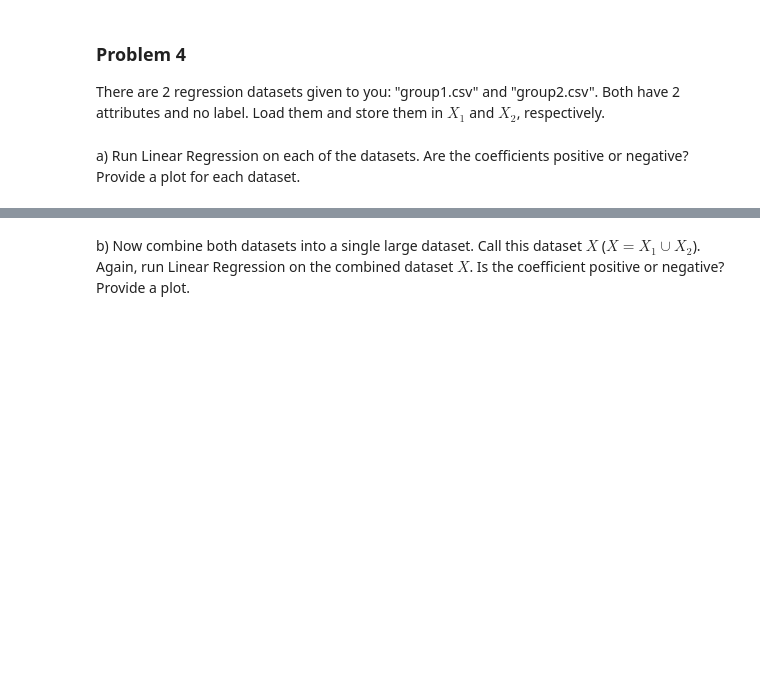
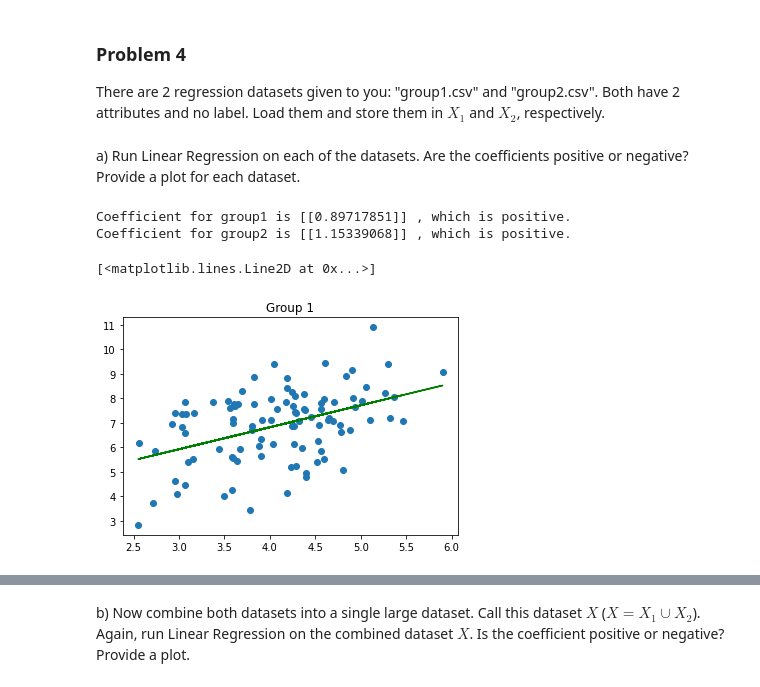
Before and after one commit to luhan68/CS190DD_HW, a Jupyter notebook: HW4 Files-20201208/HW4_Lu.ipynb, the cells around one changed output, grey strips where cells are left out. Drawn from its saved outputs; the diff is of its cells as text; code cells hidden in the pictures; blank space fills up the shorter version.

```diff
--- a/HW4 Files-20201208/HW4_Lu.ipynb
+++ b/HW4 Files-20201208/HW4_Lu.ipynb
@@ -141,7 +159,7 @@ There are 2 regression datasets given to you: "group1.csv" and "group2.csv". Bot
 import pandas as pd
 import numpy as np
 
-X1 = pd.read_csv('group1.csv')
-X2 = pd.read_csv('group2.csv')
+X1 = pd.read_csv('group1.csv', header = None)
+X2 = pd.read_csv('group2.csv', header = None)
 # %% [markdown]
 a) Run Linear Regression on each of the datasets. Are the coefficients positive or negative? Provide a plot for each dataset.
@@ -149,0 +166,26 @@ from sklearn.linear_model import LinearRegression
+# %%
+from sklearn.linear_model import LinearRegression
+import matplotlib.pyplot as plt
+import math
+
+x1 = X1.iloc[:,0].values.reshape(-1,1)
+y1 = X1.iloc[:,1].values.reshape(-1,1)
+x2 = X2.iloc[:,0].values.reshape(-1,1)
+y2 = X2.iloc[:,1].values.reshape(-1,1)
+
+model = LinearRegression()
+model.fit(x1,y1)
+print("Coefficient for group1 is",model.coef_ ,", which is positive.")
+
+model2 = LinearRegression()
+model2.fit(x2,y2)
+print("Coefficient for group2 is",model2.coef_ ,", which is positive.")
+
+plt.scatter(x1,y1)
+plt.title('Group 1')
+plt.plot(x1, model.intercept_ + model.coef_ * x1, color= 'green')
+# %% [output]
+Coefficient for group1 is [[0.89717851]] , which is positive.
+Coefficient for group2 is [[1.15339068]] , which is positive.
+[<matplotlib.lines.Line2D at 0x...>]
+[figure, added]
```
Also changed, not shown: parts of 13 cells of this notebook.
